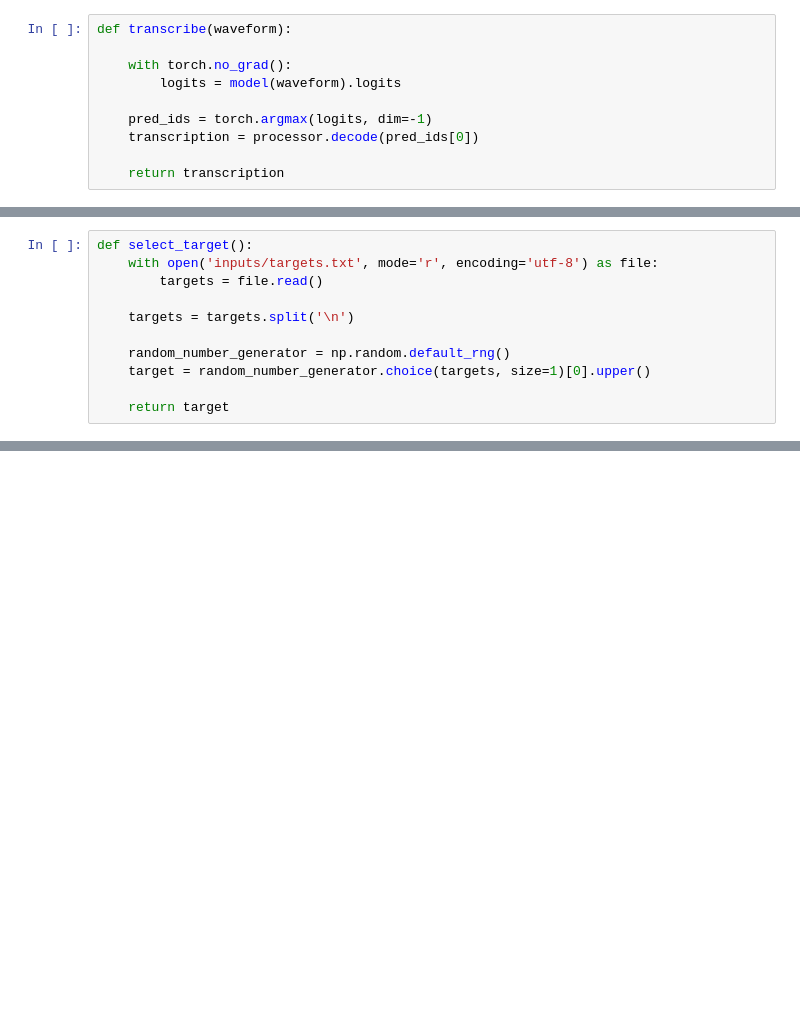
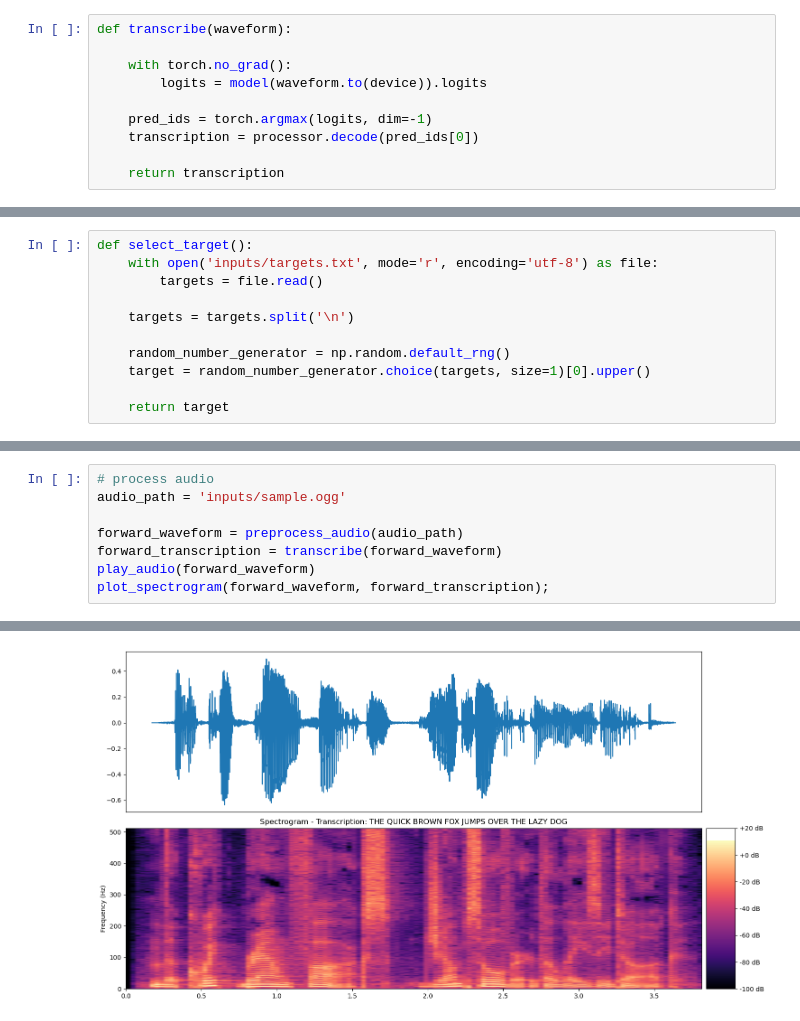
Before and after one commit to Aneesh-Sandhir/Backmasking, a Jupyter notebook: BackMasking.ipynb, the cells around one changed output, grey strips where cells are left out. Saved outputs shown, nothing was run; the diff lists cells and outputs as text; blank space fills up the shorter version.

Commit message:
visualize attack with spectrogram

```diff
--- a/BackMasking.ipynb
+++ b/BackMasking.ipynb
@@ -50,7 +107,7 @@ def play_audio(waveform):
 def transcribe(waveform):
 
     with torch.no_grad():
-        logits = model(waveform).logits
+        logits = model(waveform.to(device)).logits
 
     pred_ids = torch.argmax(logits, dim=-1)
     transcription = processor.decode(pred_ids[0])
@@ -193,0 +292,9 @@ I NESY A LETTER OF OICE MY SCOFF MYR BELEN
+# %%
+# process audio
+audio_path = 'inputs/sample.ogg'
+
+forward_waveform = preprocess_audio(audio_path)
+forward_transcription = transcribe(forward_waveform)
+play_audio(forward_waveform)
+plot_spectrogram(forward_waveform, forward_transcription);
+# %% [output]
@@ -193,0 +302 @@ I NESY A LETTER OF OICE MY SCOFF MYR BELEN
+[figure, added]
```
Also changed, not shown: parts of 11 cells of this notebook.
